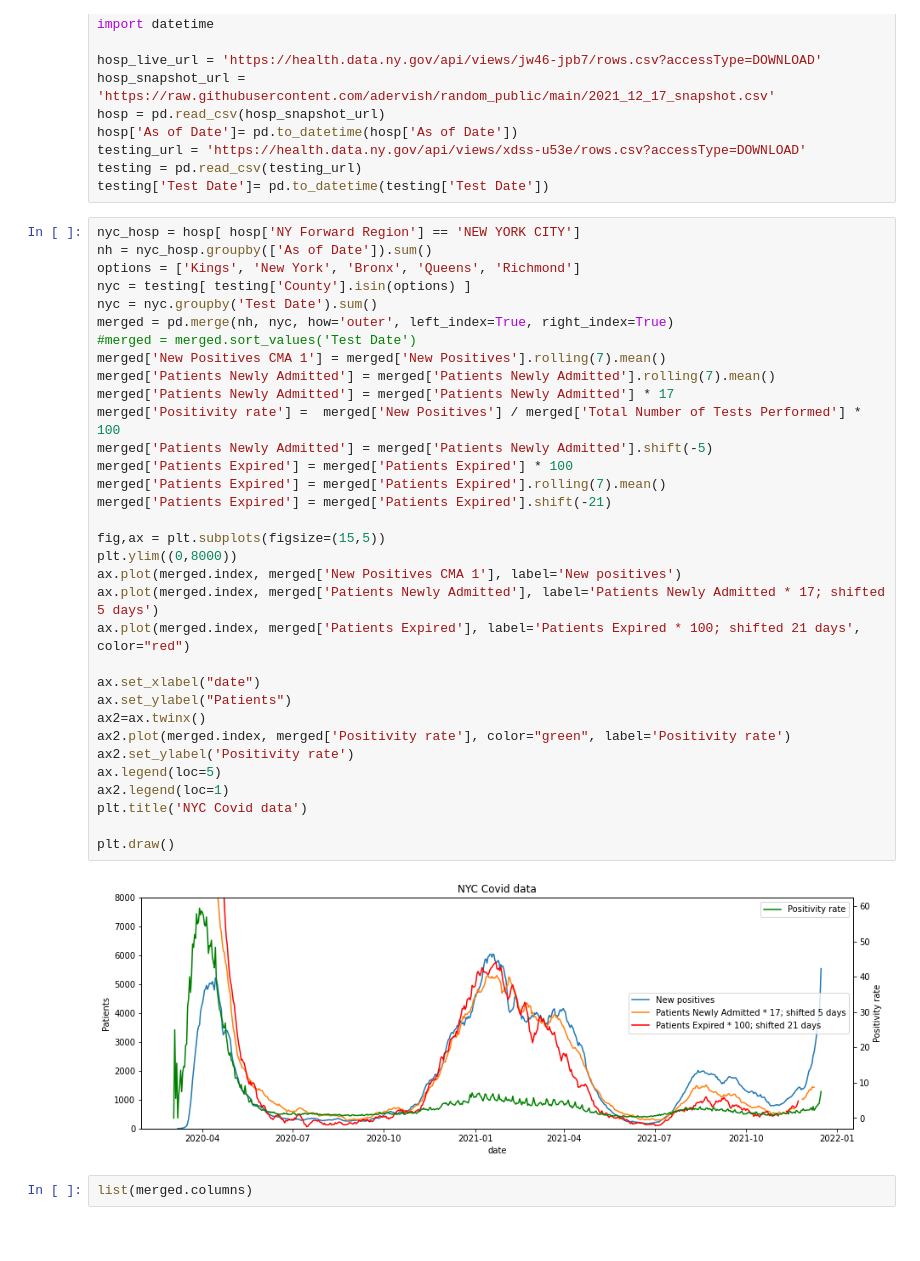
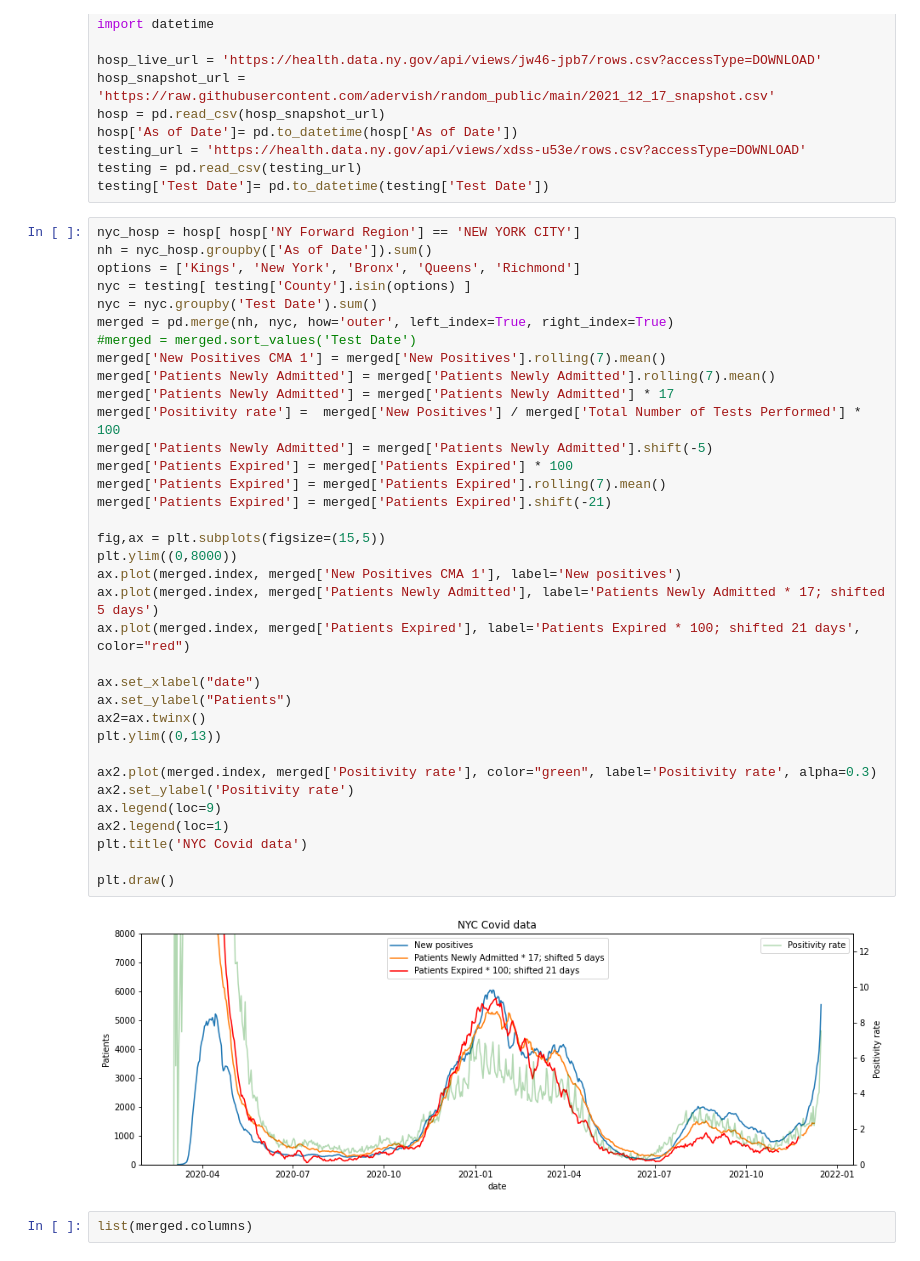
Before and after one commit to adervish/random_public, a Jupyter notebook: NYC covid data.ipynb, the cells around one changed output. Cells and saved outputs as stored; diff of their text form.

```diff
--- a/NYC covid data.ipynb
+++ b/NYC covid data.ipynb
@@ -21,36 +21,38 @@ nyc_hosp = hosp[ hosp['NY Forward Region'] == 'NEW YORK CITY']
 nh = nyc_hosp.groupby(['As of Date']).sum()
 options = ['Kings', 'New York', 'Bronx', 'Queens', 'Richmond']
 nyc = testing[ testing['County'].isin(options) ]
 nyc = nyc.groupby('Test Date').sum()
 merged = pd.merge(nh, nyc, how='outer', left_index=True, right_index=True)
 #merged = merged.sort_values('Test Date')
 merged['New Positives CMA 1'] = merged['New Positives'].rolling(7).mean()
 merged['Patients Newly Admitted'] = merged['Patients Newly Admitted'].rolling(7).mean()
 merged['Patients Newly Admitted'] = merged['Patients Newly Admitted'] * 17
 merged['Positivity rate'] =  merged['New Positives'] / merged['Total Number of Tests Performed'] * 100
 merged['Patients Newly Admitted'] = merged['Patients Newly Admitted'].shift(-5)
 merged['Patients Expired'] = merged['Patients Expired'] * 100
 merged['Patients Expired'] = merged['Patients Expired'].rolling(7).mean()
 merged['Patients Expired'] = merged['Patients Expired'].shift(-21)
 
 fig,ax = plt.subplots(figsize=(15,5))
 plt.ylim((0,8000))
 ax.plot(merged.index, merged['New Positives CMA 1'], label='New positives')
 ax.plot(merged.index, merged['Patients Newly Admitted'], label='Patients Newly Admitted * 17; shifted 5 days')
 ax.plot(merged.index, merged['Patients Expired'], label='Patients Expired * 100; shifted 21 days', color="red")
 
 ax.set_xlabel("date")
 ax.set_ylabel("Patients")
 ax2=ax.twinx()
-ax2.plot(merged.index, merged['Positivity rate'], color="green", label='Positivity rate')
+plt.ylim((0,13))
+
+ax2.plot(merged.index, merged['Positivity rate'], color="green", label='Positivity rate', alpha=0.3)
 ax2.set_ylabel('Positivity rate')
-ax.legend(loc=5)
+ax.legend(loc=9)
 ax2.legend(loc=1)
 plt.title('NYC Covid data')
 
 plt.draw()
 # %% [output]
-[figure, old version]
+[figure, new version]
 # %%
 list(merged.columns)
 # %% [output]
```
